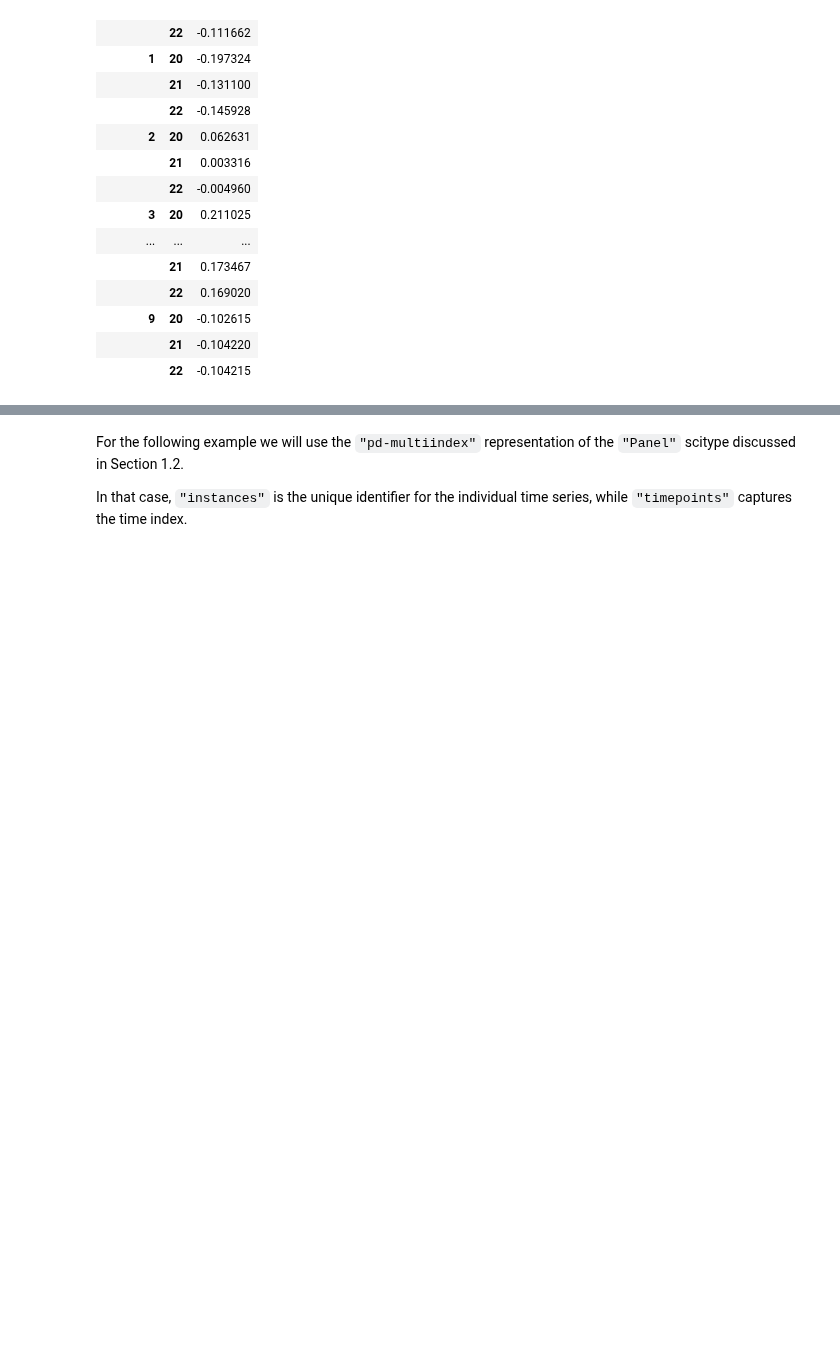
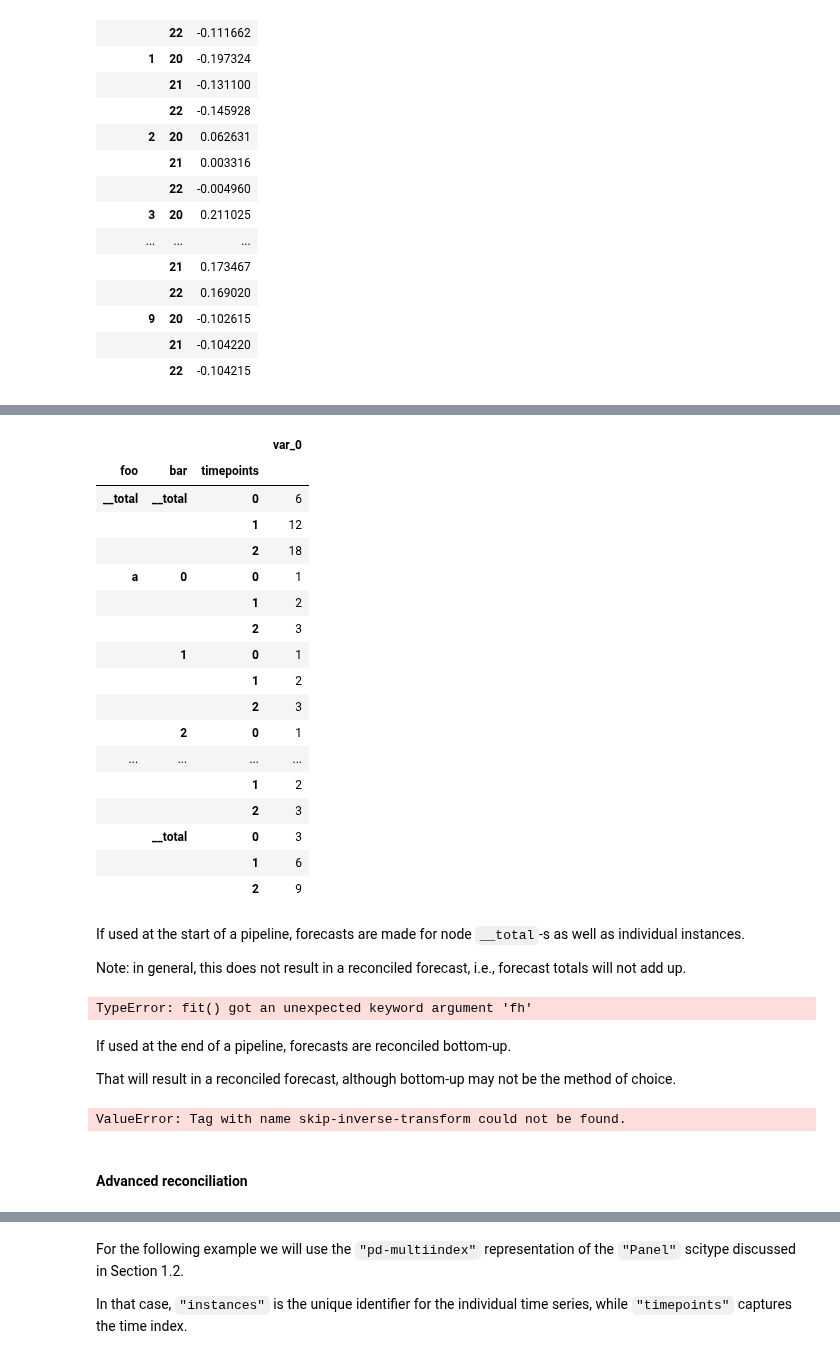
Before and after one commit to sktime/sktime-tutorial-pydata-berlin-2022, a Jupyter notebook: notebooks/hierarchy_global.ipynb, the cells around one changed output, grey strips where cells are left out. Saved outputs shown, nothing was run; the diff lists cells and outputs as text; code cells hidden in the pictures; blank space fills up the shorter version.

```diff
--- a/notebooks/hierarchy_global.ipynb
+++ b/notebooks/hierarchy_global.ipynb
@@ -271,0 +330,51 @@ Disadvantages: peculiarities of lower levels of hierarchy ignored
+# %%
+from sktime.transformations.hierarchical.aggregate import Aggregator
+
+Aggregator().fit_transform(y_hier)
+# %% [output]
+|  |  |  | var_0 |
+| foo | bar | timepoints |  |
+| __total | __total | 0 | 6 |
+|  |  | 1 | 12 |
+|  |  | 2 | 18 |
+| a | 0 | 0 | 1 |
+|  |  | 1 | 2 |
+|  |  | 2 | 3 |
+|  | 1 | 0 | 1 |
+|  |  | 1 | 2 |
+|  |  | 2 | 3 |
+|  | 2 | 0 | 1 |
+| ... | ... | ... | ... |
+|  |  | 1 | 2 |
+|  |  | 2 | 3 |
+|  | __total | 0 | 3 |
+|  |  | 1 | 6 |
+|  |  | 2 | 9 |
+# %% [markdown]
+If used at the start of a pipeline, forecasts are made for node `__total`-s as well as individual instances.
+
+Note: in general, this does not result in a reconciled forecast, i.e., forecast totals will not add up.
+# %%
+from sktime.forecasting.naive import NaiveForecaster
+
+pipeline_to_forecast_totals = Aggregator() * NaiveForecaster()
+
+pipeline_to_forecast_totals.fit(y_hier, fh=[1, 2])
+pipeline_to_forecast_totals.predict()
+# %% [output]
+TypeError: fit() got an unexpected keyword argument 'fh'
+# %% [markdown]
+If used at the end of a pipeline, forecasts are reconciled bottom-up.
+
+That will result in a reconciled forecast, although bottom-up may not be the method of choice.
+# %%
+from sktime.forecasting.naive import NaiveForecaster
+
+pipeline_to_forecast_totals = NaiveForecaster() * Aggregator()
+
+pipeline_to_forecast_totals.fit(y_hier, fh=[1, 2])
+pipeline_to_forecast_totals.predict()
+# %% [output]
+ValueError: Tag with name skip-inverse-transform could not be found.
+# %% [markdown]
+#### Advanced reconciliation
```
Also changed, not shown: parts of 14 cells of this notebook, 2 other files.
